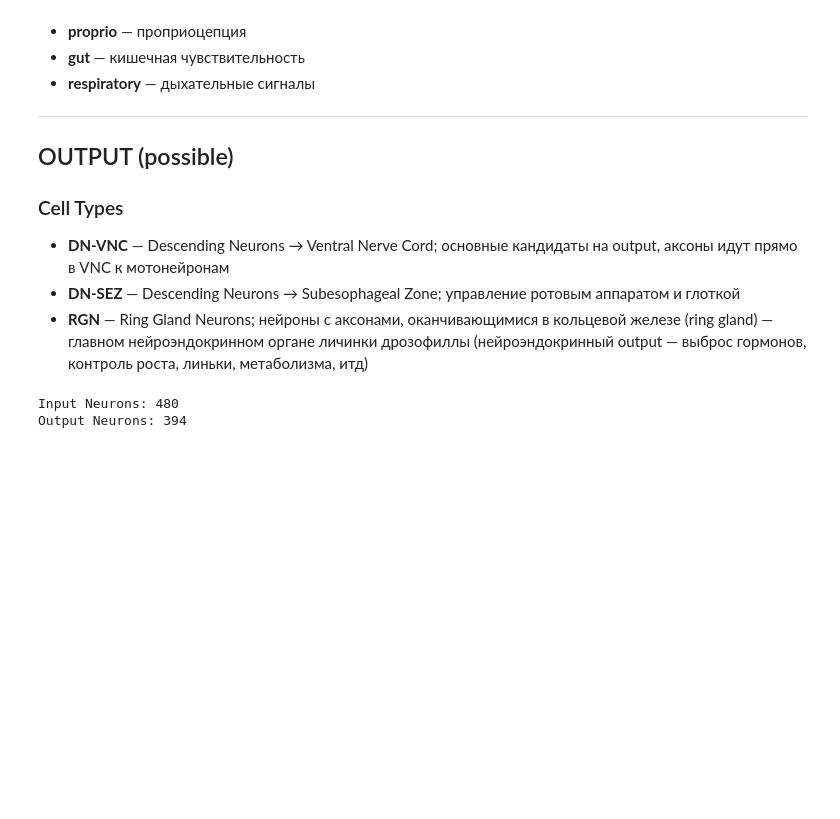
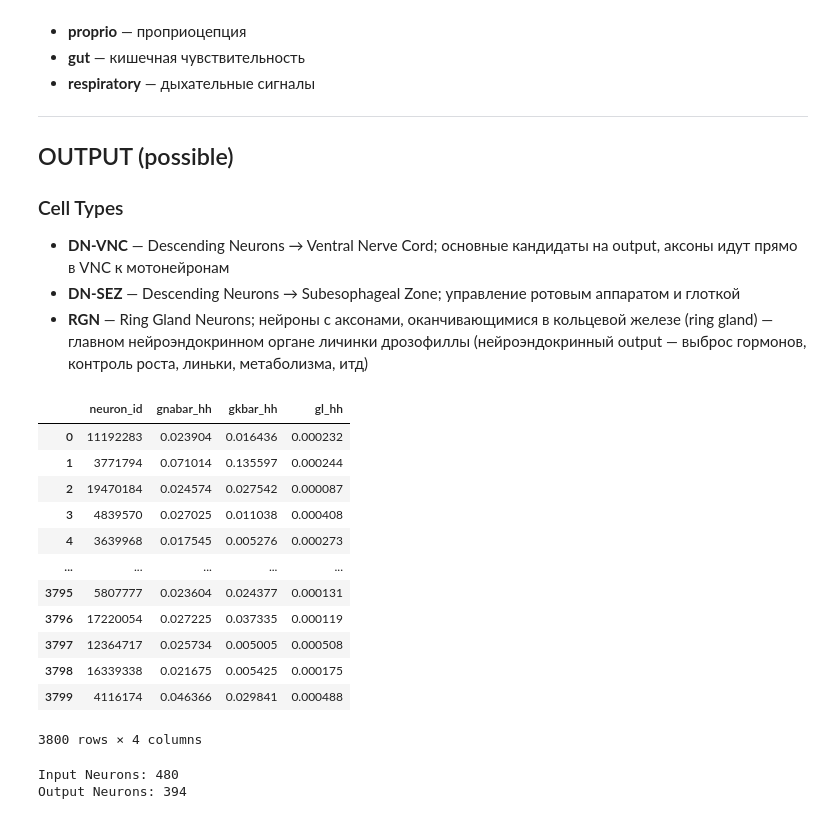
Before and after one commit to Leon-Parepko/Drosophila-Larvae-Simulation, a Jupyter notebook: Leon/Technical/Get_IO_Neurons.ipynb, the cells around one changed output. Drawn from its saved outputs; the diff is of its cells as text; code cells hidden in the pictures; blank space fills up the shorter version.

```diff
--- a/Leon/Technical/Get_IO_Neurons.ipynb
+++ b/Leon/Technical/Get_IO_Neurons.ipynb
@@ -72,6 +72,22 @@ len(neuron_ids)
 - **DN-VNC** — Descending Neurons → Ventral Nerve Cord; основные кандидаты на output, аксоны идут прямо в VNC к мотонейронам
 - **DN-SEZ** — Descending Neurons → Subesophageal Zone; управление ротовым аппаратом и глоткой
 - **RGN** — Ring Gland Neurons; нейроны с аксонами, оканчивающимися в кольцевой железе (ring gland) — главном нейроэндокринном органе личинки дрозофиллы (нейроэндокринный output — выброс гормонов, контроль роста, линьки, метаболизма, итд)
+# %%
+neurites_params
+# %% [output]
+|  | neuron_id | gnabar_hh | gkbar_hh | gl_hh |
+| 0 | 11192283 | 0.023904 | 0.016436 | 0.000232 |
+| 1 | 3771794 | 0.071014 | 0.135597 | 0.000244 |
+| 2 | 19470184 | 0.024574 | 0.027542 | 0.000087 |
+| 3 | 4839570 | 0.027025 | 0.011038 | 0.000408 |
+| 4 | 3639968 | 0.017545 | 0.005276 | 0.000273 |
+| ... | ... | ... | ... | ... |
+| 3795 | 5807777 | 0.023604 | 0.024377 | 0.000131 |
+| 3796 | 17220054 | 0.027225 | 0.037335 | 0.000119 |
+| 3797 | 12364717 | 0.025734 | 0.005005 | 0.000508 |
+| 3798 | 16339338 | 0.021675 | 0.005425 | 0.000175 |
+| 3799 | 4116174 | 0.046366 | 0.029841 | 0.000488 |
+3800 rows × 4 columns
 # %%
 s2 = pd.read_csv('./Datasets/Original/s2.csv')
 s3 = pd.read_csv('./Datasets/Original/s3.csv')
```
Also changed, not shown: 2 other files.
